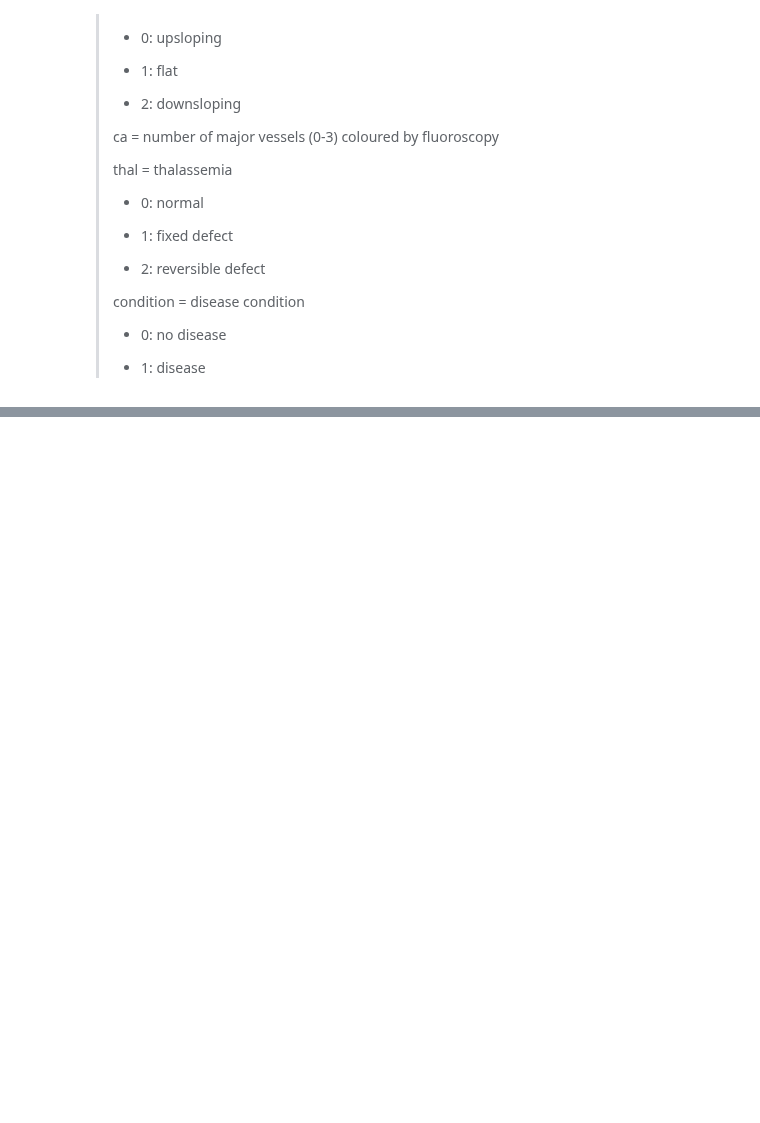
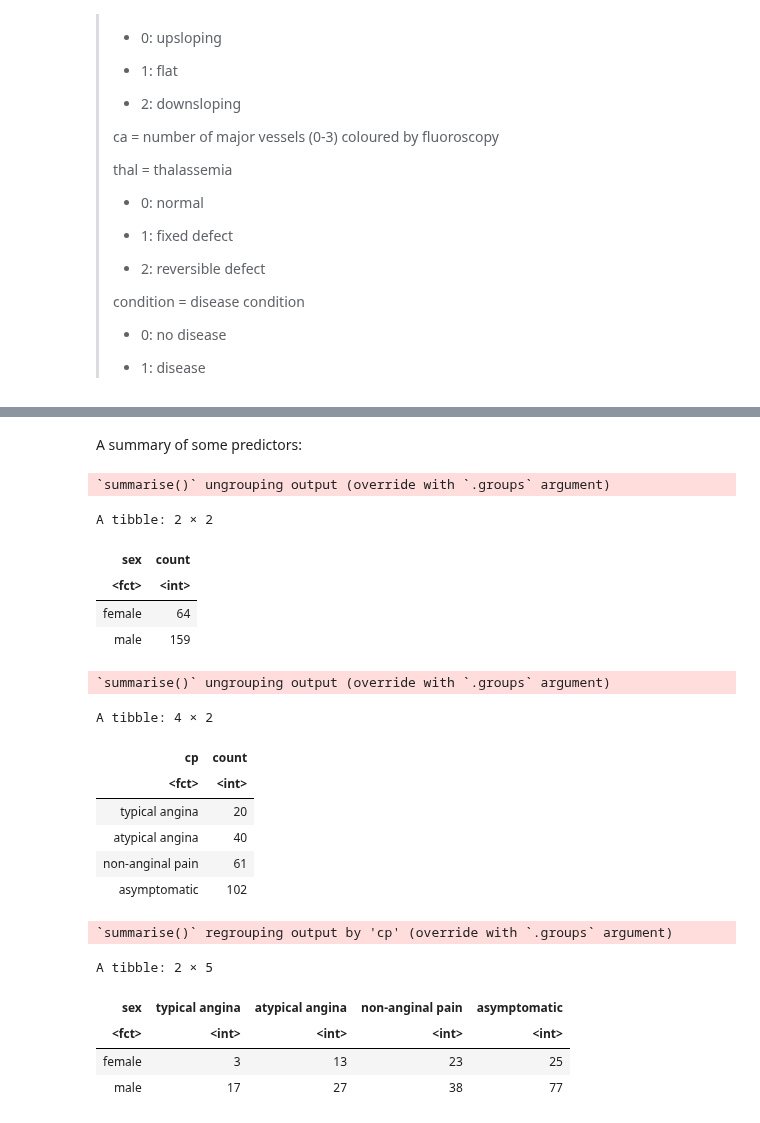
Before and after one commit to ssyl29/group_project, a Jupyter notebook: proposal.ipynb, the cells around one changed output, grey strips where cells are left out. Saved outputs shown, nothing was run; the diff lists cells and outputs as text; code cells hidden in the pictures; blank space fills up the shorter version.

```diff
--- a/proposal.ipynb
+++ b/proposal.ipynb
@@ -134,0 +157,46 @@ A spec_tbl_df: 297 × 14
+# %% [markdown]
+A summary of some predictors:
+# %%
+heart_split <- initial_split(heart_data, prop = 0.75, strata = condition)
+heart_train <- training(heart_split)
+heart_test <- testing(heart_split)
+
+sex_dist <- heart_train %>%
+    select(sex) %>%
+    group_by(sex) %>%
+    summarize(count = n())
+sex_dist
+
+chest_pains <- heart_train %>%
+    select(cp) %>%
+    group_by(cp) %>%
+    summarize(count = n())
+chest_pains
+
+cp_compare <- heart_train %>%
+    select(cp, sex) %>%
+    group_by(cp, sex) %>%
+    summarize(reports_by_group = n()) %>%
+    pivot_wider(names_from = cp, values_from = reports_by_group)
+cp_compare
+# %% [output]
+`summarise()` ungrouping output (override with `.groups` argument)
+A tibble: 2 × 2
+| sex | count |
+| <fct> | <int> |
+| female | 64 |
+| male | 159 |
+`summarise()` ungrouping output (override with `.groups` argument)
+A tibble: 4 × 2
+| cp | count |
+| <fct> | <int> |
+| typical angina | 20 |
+| atypical angina | 40 |
+| non-anginal pain | 61 |
+| asymptomatic | 102 |
+`summarise()` regrouping output by 'cp' (override with `.groups` argument)
+A tibble: 2 × 5
+| sex | typical angina | atypical angina | non-anginal pain | asymptomatic |
+| <fct> | <int> | <int> | <int> | <int> |
+| female | 3 | 13 | 23 | 25 |
+| male | 17 | 27 | 38 | 77 |
```
Also changed, not shown: parts of 8 cells of this notebook.
